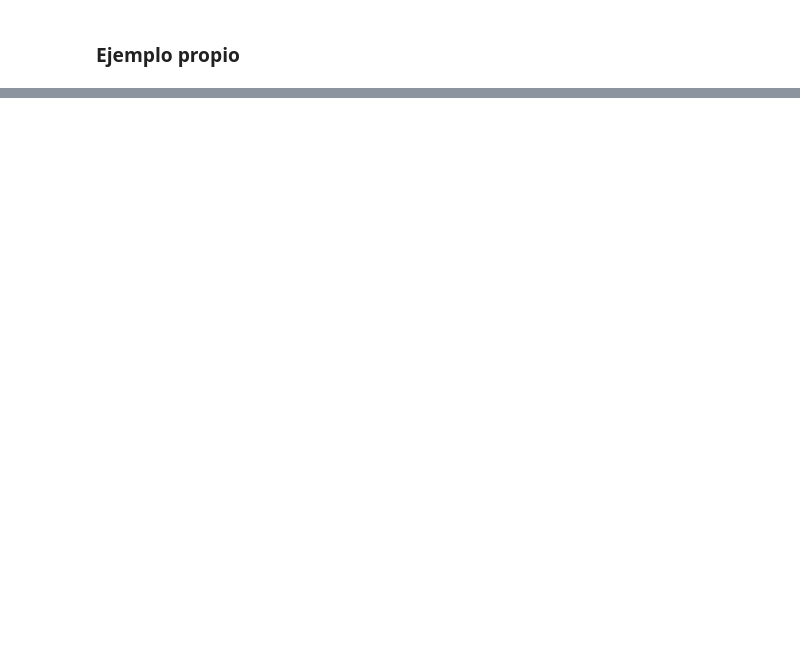
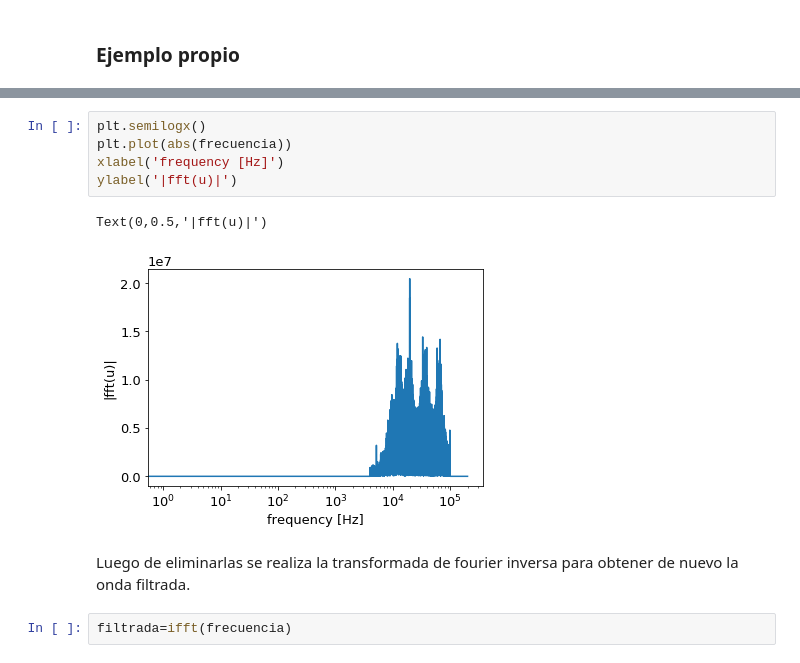
Before and after one commit to lrmahecha/Herramientas-Computacionales-IMEC3602, a Jupyter notebook: 05_taller04/Taller_4.ipynb, the cells around one changed output, grey strips where cells are left out. Drawn from its saved outputs; the diff is of its cells as text; blank space fills up the shorter version.

```diff
--- a/05_taller04/Taller_4.ipynb
+++ b/05_taller04/Taller_4.ipynb
@@ -531,0 +576,12 @@ La fugura muestra el resutado de promediar una señal no estacionaria, la primer
+# %%
+plt.semilogx()
+plt.plot(abs(frecuencia))
+xlabel('frequency [Hz]')
+ylabel('|fft(u)|')
+# %% [output]
+Text(0,0.5,'|fft(u)|')
+[figure, added]
+# %% [markdown]
+Luego de eliminarlas se realiza la transformada de fourier inversa para obtener de nuevo la onda filtrada.
+# %%
+filtrada=ifft(frecuencia)
```
Also changed, not shown: parts of 25 cells of this notebook.
